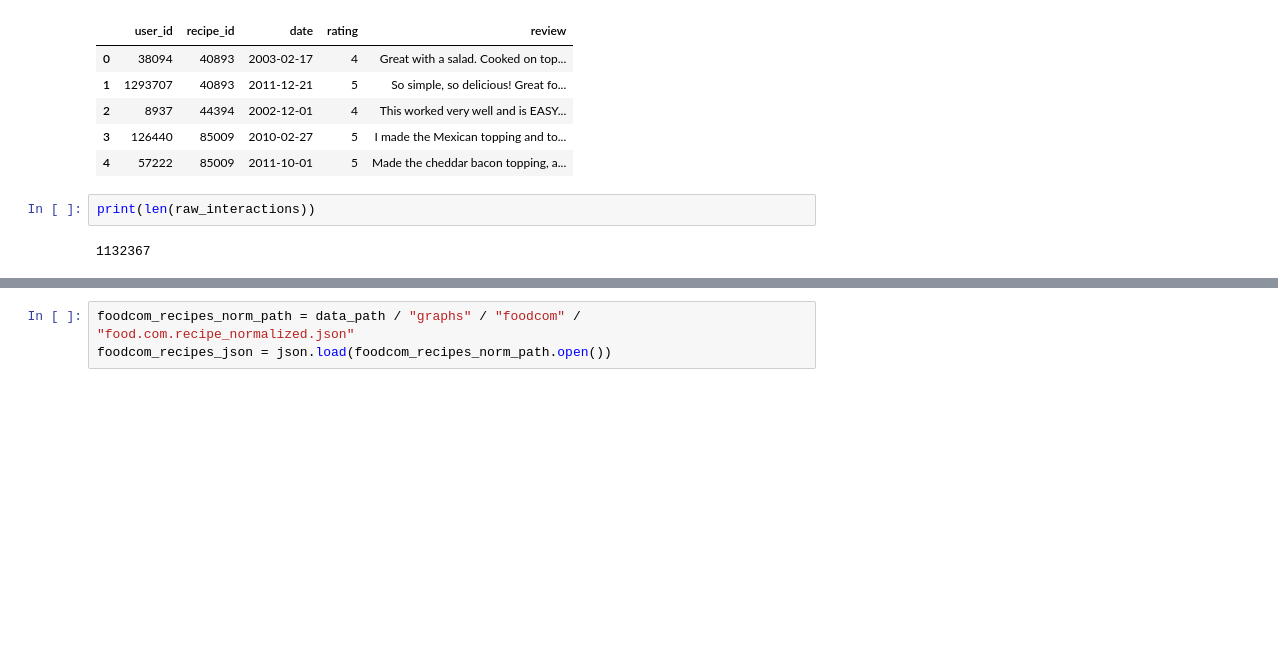
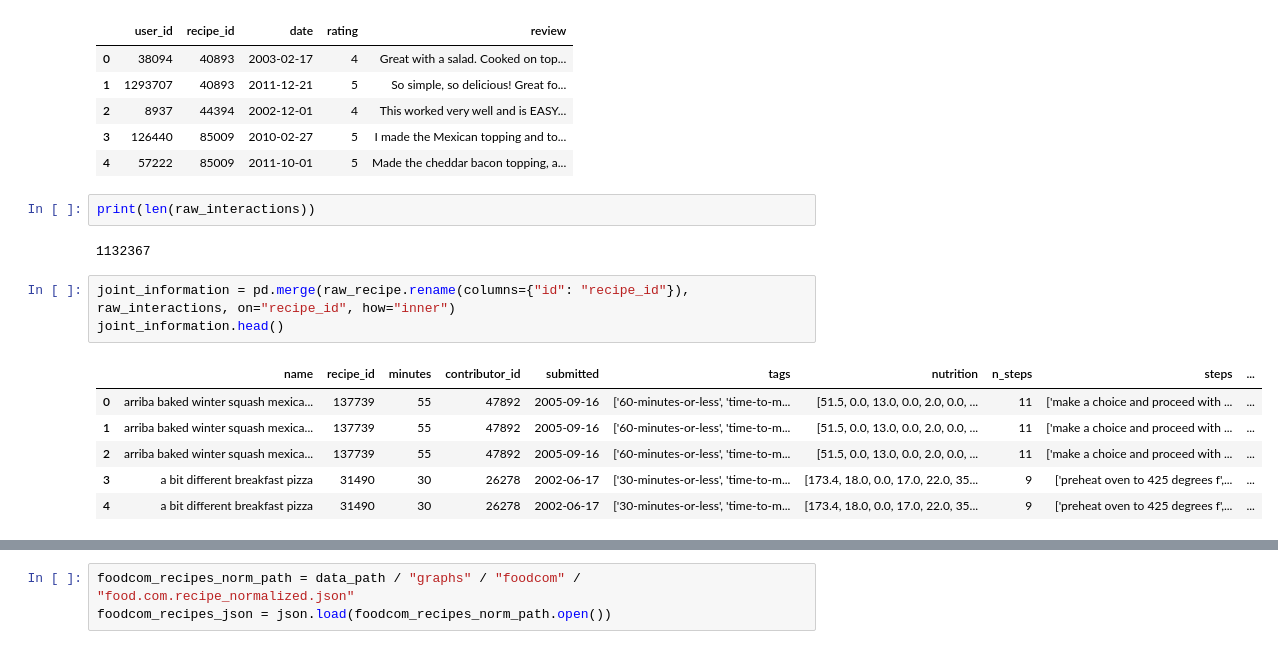
Before and after one commit to luisoibarra/recipy, a Jupyter notebook: recipy/recipy.ipynb, the cells around one changed output, grey strips where cells are left out. Drawn from its saved outputs; the diff is of its cells as text; blank space fills up the shorter version.

```diff
--- a/recipy/recipy.ipynb
+++ b/recipy/recipy.ipynb
@@ -44,3 +44,13 @@ raw_interactions.head()
 print(len(raw_interactions))
 # %% [output]
 1132367
+# %%
+joint_information = pd.merge(raw_recipe.rename(columns={"id": "recipe_id"}), raw_interactions, on="recipe_id", how="inner")
+joint_information.head()
+# %% [output]
+|  | name | recipe_id | minutes | contributor_id | submitted | tags | nutrition | n_steps | steps | ... |
+| 0 | arriba baked winter squash mexica... | 137739 | 55 | 47892 | 2005-09-16 | ['60-minutes-or-less', 'time-to-m... | [51.5, 0.0, 13.0, 0.0, 2.0, 0.0, ... | 11 | ['make a choice and proceed with ... | ... |
+| 1 | arriba baked winter squash mexica... | 137739 | 55 | 47892 | 2005-09-16 | ['60-minutes-or-less', 'time-to-m... | [51.5, 0.0, 13.0, 0.0, 2.0, 0.0, ... | 11 | ['make a choice and proceed with ... | ... |
+| 2 | arriba baked winter squash mexica... | 137739 | 55 | 47892 | 2005-09-16 | ['60-minutes-or-less', 'time-to-m... | [51.5, 0.0, 13.0, 0.0, 2.0, 0.0, ... | 11 | ['make a choice and proceed with ... | ... |
+| 3 | a bit different breakfast pizza | 31490 | 30 | 26278 | 2002-06-17 | ['30-minutes-or-less', 'time-to-m... | [173.4, 18.0, 0.0, 17.0, 22.0, 35... | 9 | ['preheat oven to 425 degrees f',... | ... |
+| 4 | a bit different breakfast pizza | 31490 | 30 | 26278 | 2002-06-17 | ['30-minutes-or-less', 'time-to-m... | [173.4, 18.0, 0.0, 17.0, 22.0, 35... | 9 | ['preheat oven to 425 degrees f',... | ... |
```
Also changed, not shown: parts of 11 cells of this notebook, 12 other files.
